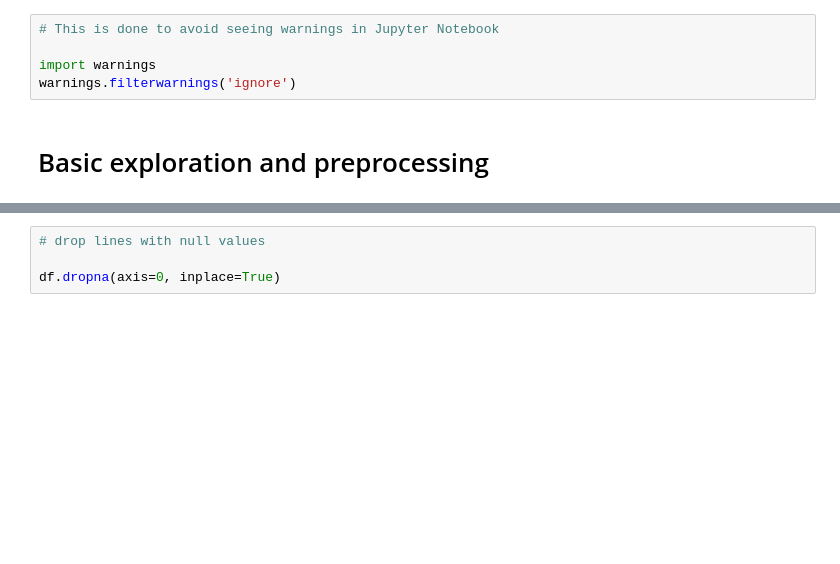
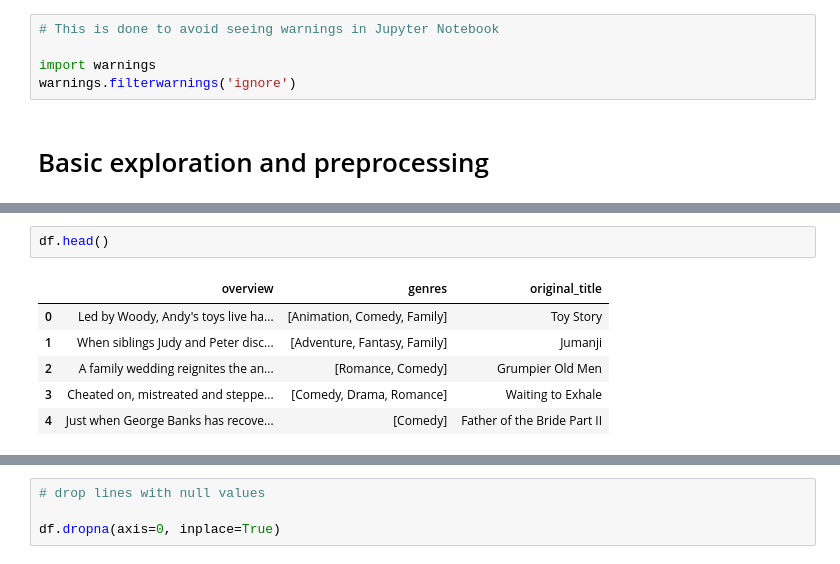
Before and after one commit to TheDim0nu4/Recommendation-system-for-movies-using-clustering-and-NLP-approaches, a Jupyter notebook: notebooks/data.ipynb, the cells around one changed output, grey strips where cells are left out. Drawn from its saved outputs; the diff is of its cells as text; blank space fills up the shorter version.

```diff
--- a/notebooks/data.ipynb
+++ b/notebooks/data.ipynb
@@ -52,0 +65,9 @@ df.head()
+# %%
+df.head()
+# %% [output]
+|  | overview | genres | original_title |
+| 0 | Led by Woody, Andy's toys live ha... | [Animation, Comedy, Family] | Toy Story |
+| 1 | When siblings Judy and Peter disc... | [Adventure, Fantasy, Family] | Jumanji |
+| 2 | A family wedding reignites the an... | [Romance, Comedy] | Grumpier Old Men |
+| 3 | Cheated on, mistreated and steppe... | [Comedy, Drama, Romance] | Waiting to Exhale |
+| 4 | Just when George Banks has recove... | [Comedy] | Father of the Bride Part II |
```
Also changed, not shown: parts of 22 cells of this notebook, 1 other file.
